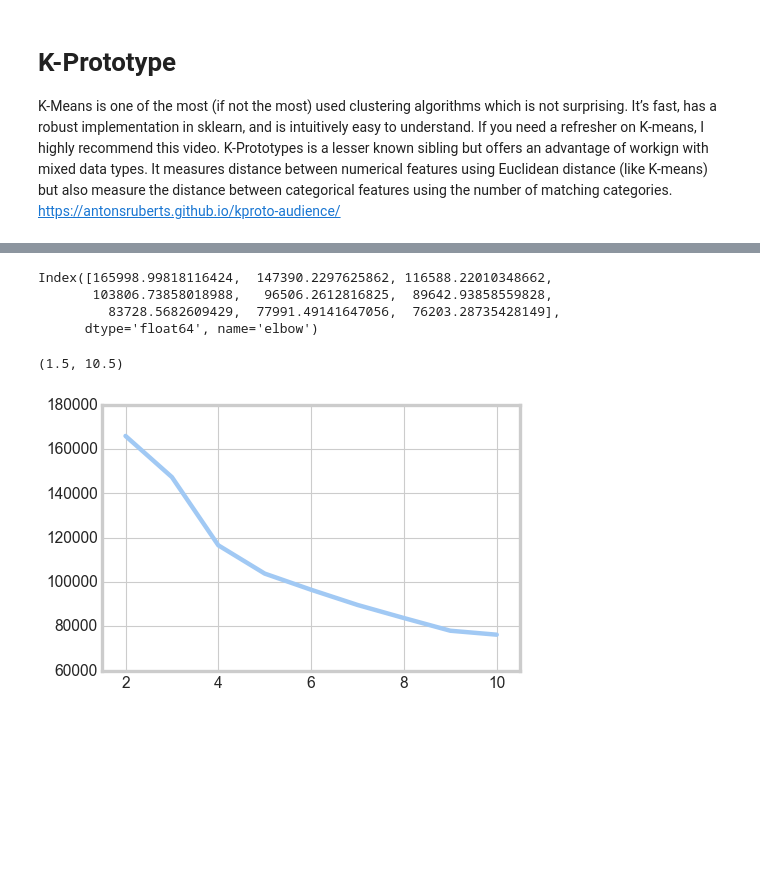
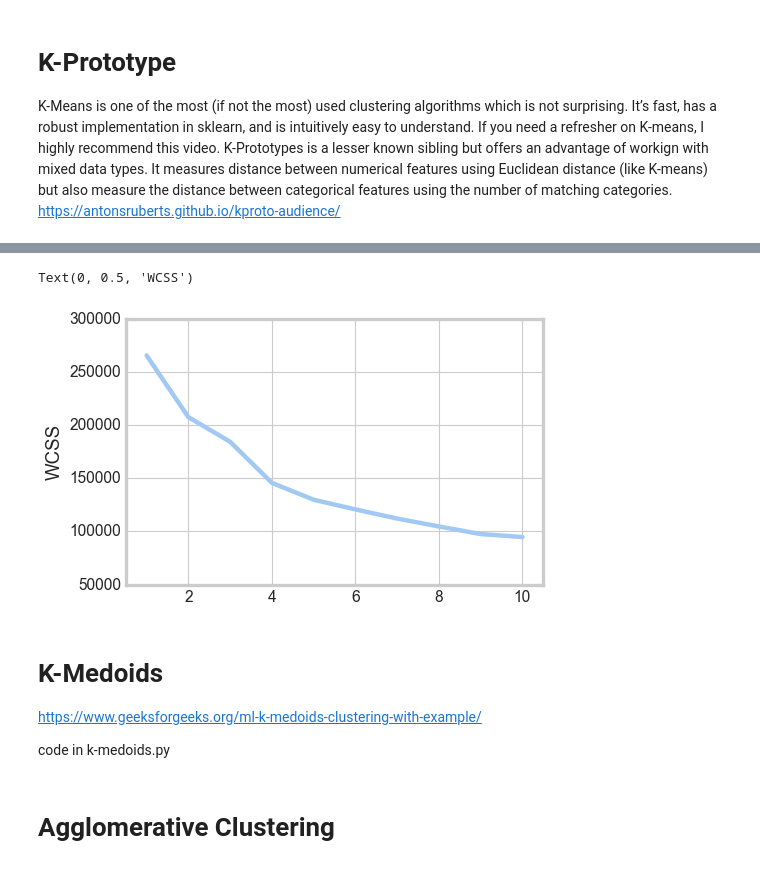
Before and after one commit to Staszek15/Data-Mining-Project, a Jupyter notebook: clustering/clustering1.ipynb, the cells around one changed output, grey strips where cells are left out. Cells and saved outputs as stored; diff of their text form; code cells hidden in the pictures; blank space fills up the shorter version.

```diff
--- a/clustering/clustering1.ipynb
+++ b/clustering/clustering1.ipynb
@@ -100,4 +151,10 @@ test_ohs.to_csv(Path('..','adults_data','adults_ohs_test'), index=False)
 - The optimal number of clusters is the one that maximizes the Calinski-Harabasz Index.
 
 ---
+# %%
+sns.set_style('whitegrid')
+sns.set_palette('pastel')
+palette = sns.color_palette("Greens", n_colors=8)
+plt.rcParams['figure.figsize'] = (6,4)
+plt.rcParams['axes.prop_cycle'] = plt.cycler(color=[palette[3]])
 # %%
@@ -288,2 +404,4 @@ K_Prot(train, 10)
 # %%
-prot = pd.read_csv(Path('..','adults_data','prototype.csv'), index_col=0)
+train_kprot = pd.read_csv(Path('..','adults_data','prototype_server.csv'))
+#train_kprot = train_kprot.drop(train_kprot.columns[0],axis=1)
+train_kprot
@@ -290,13 +420,14 @@ prot = pd.read_csv(Path('..','adults_data','prototype.csv'), index_col=0)
-# %%
-prot.index
-# %% [output]
-Index([165998.99818116424,  147390.2297625862, 116588.22010348662,
-       103806.73858018988,   96506.2612816825,  89642.93858559828,
-         83728.5682609429,  77991.49141647056,  76203.28735428149],
-      dtype='float64', name='elbow')
 # %%
-plt.plot(np.arange(2,2+prot.shape[0]),prot.index)
-plt.xlim(1.5,10.5)
+plt.plot(np.arange(1,1+train_kprot.shape[0]),train_kprot['elbow'])
+plt.xlim(0.5,10.5)
+plt.ylabel('WCSS')
 # %% [output]
-(1.5, 10.5)
+Text(0, 0.5, 'WCSS')
-[figure, old version]
+[figure, new version]
+# %% [markdown]
+# K-Medoids
+https://www.geeksforgeeks.org/ml-k-medoids-clustering-with-example/
+
+code in k-medoids.py
+# %% [markdown]
+# Agglomerative Clustering
```
Also changed, not shown: parts of 23 cells of this notebook, 49 other files.
